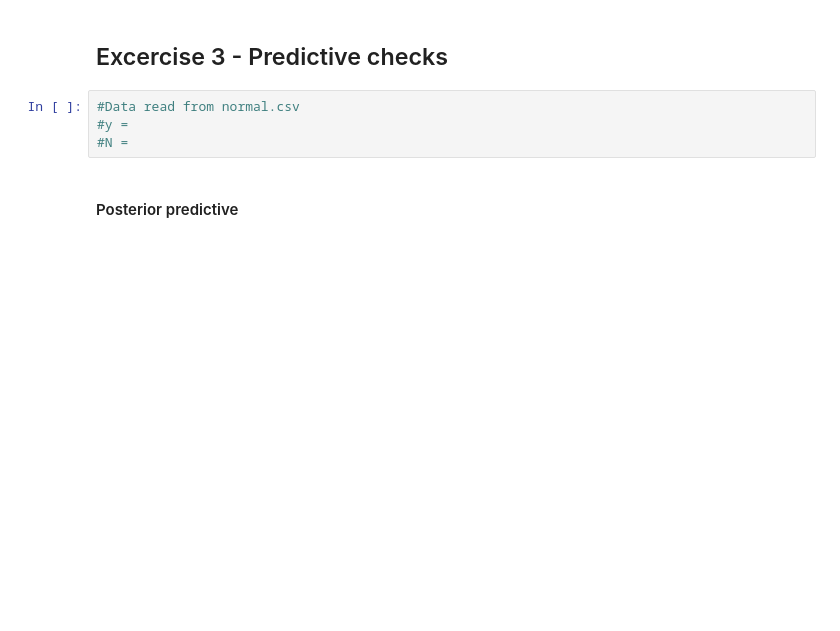
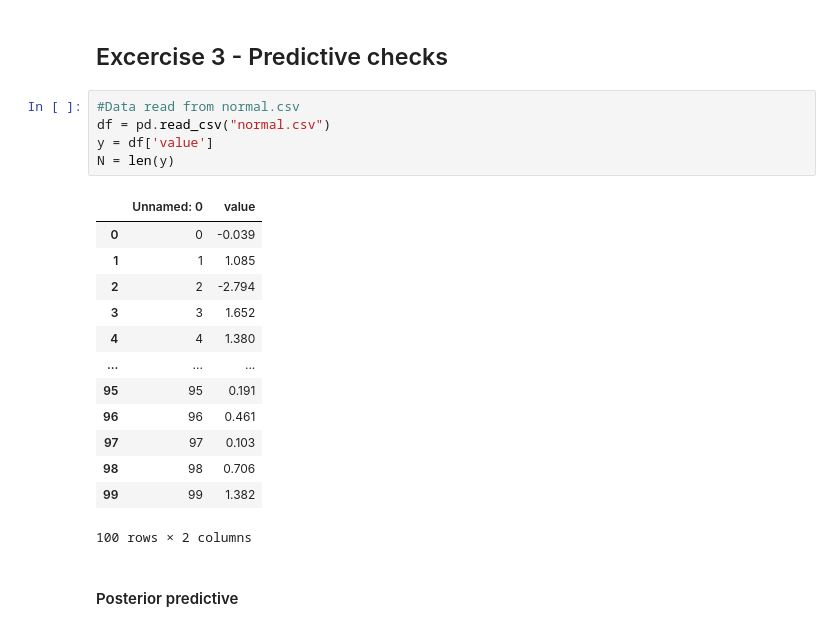
Before and after one commit to FilipZmija/Data-Analytics, a Jupyter notebook: lab3/lab3.ipynb, the cells around one changed output. Drawn from its saved outputs; the diff is of its cells as text; blank space fills up the shorter version.

```diff
--- a/lab3/lab3.ipynb
+++ b/lab3/lab3.ipynb
@@ -89,8 +178,23 @@ az.plot_density(arviz_result,shade=0.1)
 ## Excercise 3 - Predictive checks
 # %%
 #Data read from normal.csv
-#y =
-#N =
+df = pd.read_csv("normal.csv")
+y = df['value']
+N = len(y)
+# %% [output]
+|  | Unnamed: 0 | value |
+| 0 | 0 | -0.039 |
+| 1 | 1 | 1.085 |
+| 2 | 2 | -2.794 |
+| 3 | 3 | 1.652 |
+| 4 | 4 | 1.380 |
+| ... | ... | ... |
+| 95 | 95 | 0.191 |
+| 96 | 96 | 0.461 |
+| 97 | 97 | 0.103 |
+| 98 | 98 | 0.706 |
+| 99 | 99 | 1.382 |
+100 rows × 2 columns
 # %% [markdown]
 #### Posterior predictive
 # %%
```
Also changed, not shown: parts of 19 cells of this notebook, 10 other files.
